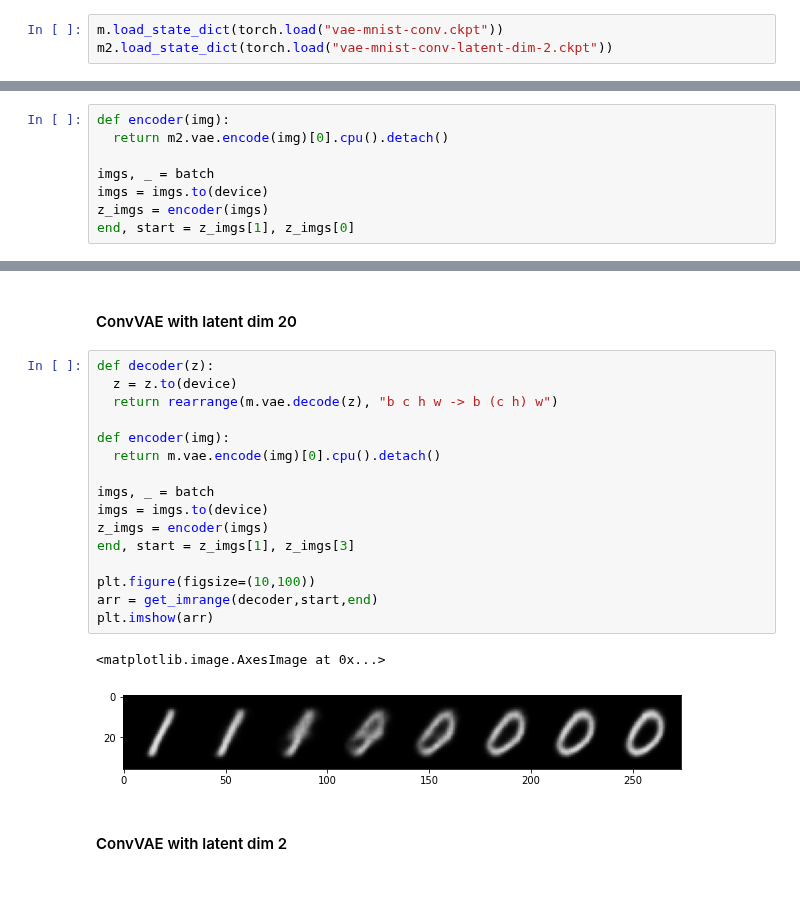
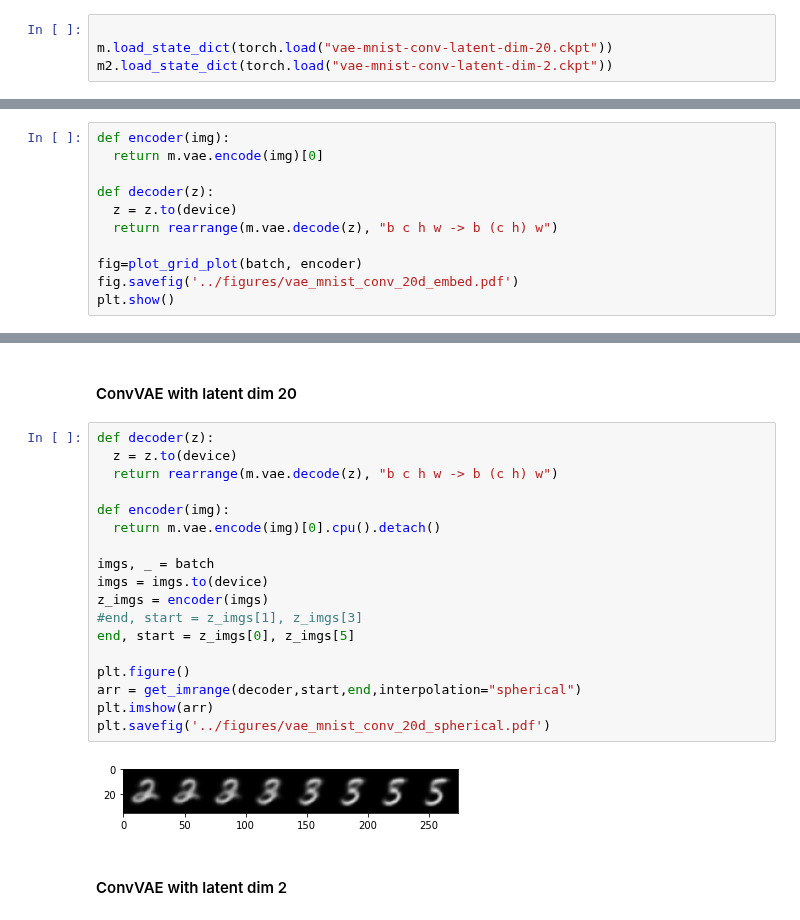
Before and after one commit to probml/probml-notebooks, a Jupyter notebook: notebooks/vae_mnist_conv_lightning.ipynb, the cells around one changed output, grey strips where cells are left out. Drawn from its saved outputs; the diff is of its cells as text; blank space fills up the shorter version.

```diff
--- a/notebooks/vae_mnist_conv_lightning.ipynb
+++ b/notebooks/vae_mnist_conv_lightning.ipynb
@@ -49,7 +67,8 @@ batch = next(iter(vis_data))
 m = ConvVAE((1, 28, 28), encoder_conv_filters=[28,64,64], decoder_conv_t_filters=[64,28,1], latent_dim=20, kl_coeff=5)
 m2 = ConvVAE((1, 28, 28), encoder_conv_filters=[28,64,64], decoder_conv_t_filters=[64,28,1], latent_dim=2, kl_coeff=5)
 # %%
-m.load_state_dict(torch.load("vae-mnist-conv.ckpt"))
+
+m.load_state_dict(torch.load("vae-mnist-conv-latent-dim-20.ckpt"))
 m2.load_state_dict(torch.load("vae-mnist-conv-latent-dim-2.ckpt"))
 # %% [output]
 <All keys matched successfully>
@@ -183,0 +219,11 @@ plot_grid_plot(batch, encoder)
+# %%
+def encoder(img):
+  return m.vae.encode(img)[0]
+
+def decoder(z):
+  z = z.to(device)
+  return rearrange(m.vae.decode(z), "b c h w -> b (c h) w")
+
+fig=plot_grid_plot(batch, encoder)
+fig.savefig('../figures/vae_mnist_conv_20d_embed.pdf')
+plt.show()
@@ -201,13 +250,5 @@ plot_grid_plot(batch, encoder)
 # %% [markdown]
 ## Interpolation
-# %%
-def encoder(img):
-  return m2.vae.encode(img)[0].cpu().detach()
-
-imgs, _ = batch
-imgs = imgs.to(device)
-z_imgs = encoder(imgs)
-end, start = z_imgs[1], z_imgs[0]
 # %% [markdown]
 ### Spherical Interpolation
 # %% [markdown]
@@ -215,22 +256,23 @@ end, start = z_imgs[1], z_imgs[0]
 # %%
 def decoder(z):
   z = z.to(device)
   return rearrange(m.vae.decode(z), "b c h w -> b (c h) w")
 
 def encoder(img):
   return m.vae.encode(img)[0].cpu().detach()
 
 imgs, _ = batch
 imgs = imgs.to(device)
 z_imgs = encoder(imgs)
-end, start = z_imgs[1], z_imgs[3]
+#end, start = z_imgs[1], z_imgs[3]
+end, start = z_imgs[0], z_imgs[5]
 
-plt.figure(figsize=(10,100))
-arr = get_imrange(decoder,start,end)
+plt.figure()
+arr = get_imrange(decoder,start,end,interpolation="spherical")
 plt.imshow(arr)
+plt.savefig('../figures/vae_mnist_conv_20d_spherical.pdf')
 # %% [output]
-<matplotlib.image.AxesImage at 0x...>
-[figure, old version]
+[figure, new version]
 # %% [markdown]
 #### ConvVAE with latent dim 2
 # %%
```
Also changed, not shown: parts of 16 cells of this notebook.
